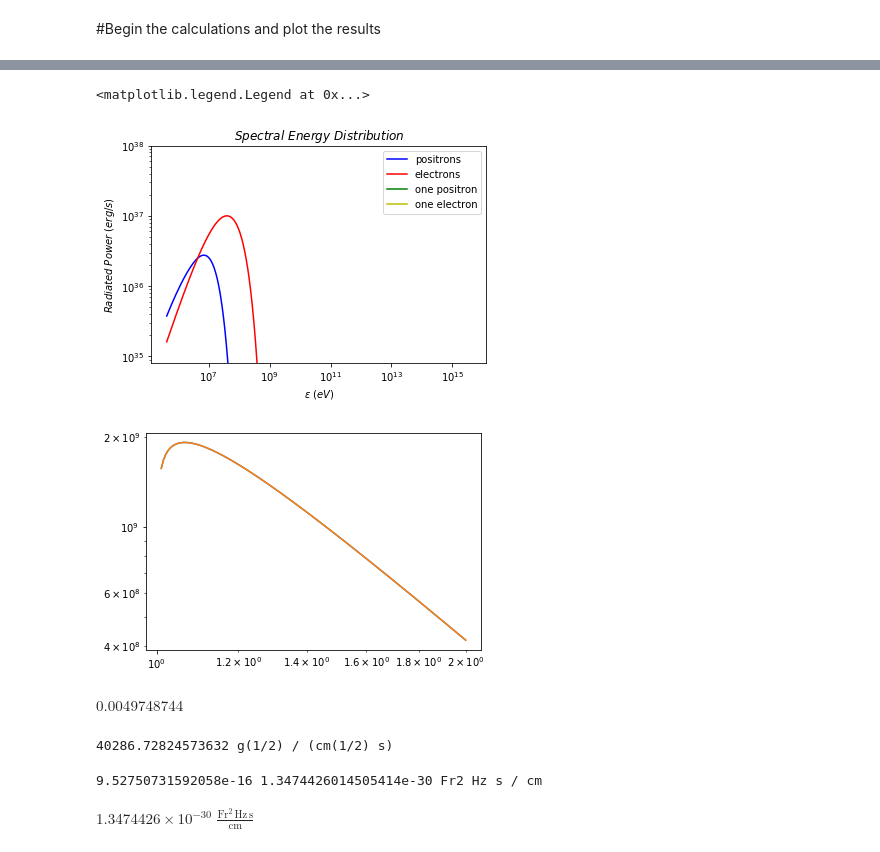
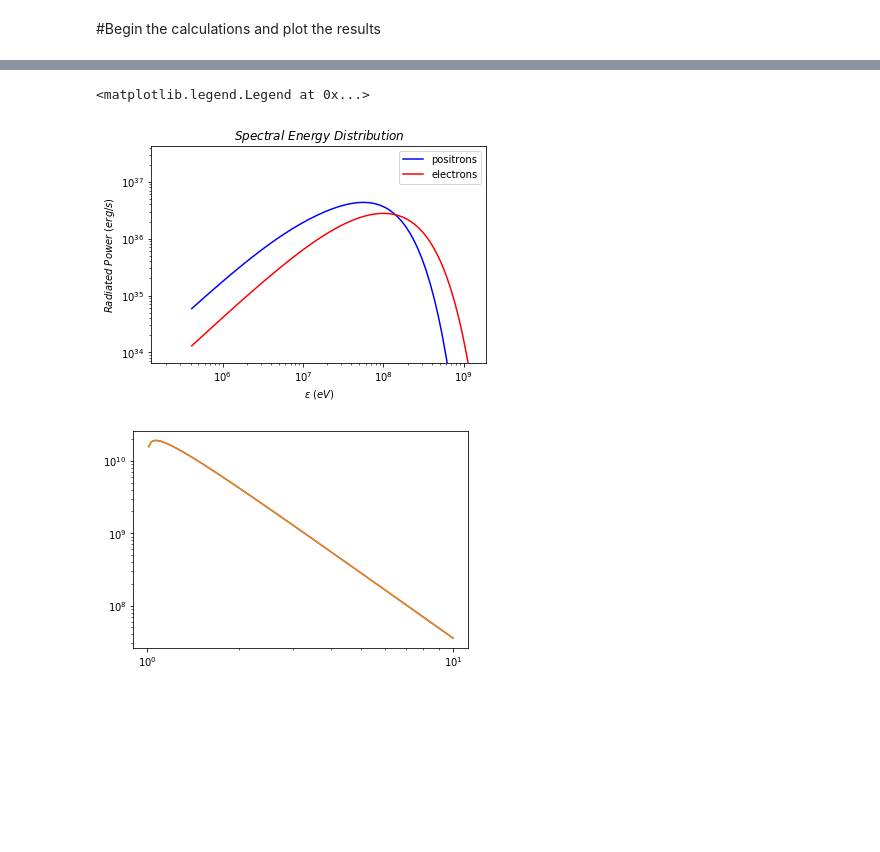
Before and after one commit to PetrosStefanou/ECS_Spectrum, a Jupyter notebook: ECS_spectrum.ipynb, the cells around one changed output, grey strips where cells are left out. Cells and saved outputs as stored; diff of their text form; code cells hidden in the pictures; blank space fills up the shorter version.

```diff
--- a/ECS_spectrum.ipynb
+++ b/ECS_spectrum.ipynb
@@ -12,9 +12,9 @@ from scipy.integrate import odeint
 # %%
 #creating the grid x = r/r_lc
 
-N_position = 200
+N_position = 500
 x1 = 1.01
-x2 = 2.
+x2 = 10.
 
 X = np.linspace(x1, x2, N_position)*un.dimensionless_unscaled     #Space of dimensionless radial positions
 
@@ -521,37 +475,39 @@ power_electron = frequency*total_ppf_electron
 # %matplotlib notebook
 
 fig, ax = plt.subplots()
 
 ax.plot(photon_energy, power_positron, label = 'positrons', c = 'b')
 ax.plot(photon_energy, power_electron, label = 'electrons', c = 'r')
 
-ax.plot(photon_energy, frequency*traj_ppf_positron, label = 'one positron', c = 'g')
-ax.plot(photon_energy, frequency*traj_ppf_electron, label = 'one electron', c = 'y')
+# ax.plot(photon_energy, frequency*traj_ppf_positron, label = 'one positron', c = 'g')
+# ax.plot(photon_energy, frequency*traj_ppf_electron, label = 'one electron', c = 'y')
 
 
 # ax.plot(photon_energy, frequency*traj_ppf_positron, label = 'trajectory', c = 'b')
 # for i in range(N_position):
 #     ax.plot(photon_energy, frequency*instant_ppf_positron[:,i], c = 'r')
 
 ax.set_xscale('log')
 ax.set_yscale('log')
 
 #adjust limits depending on the data values
 ax.set_ylim(bottom = 0.5*min(power_positron[0].value, power_electron[0].value),
             top = 10*max(max(power_positron.value), max(power_electron.value)))
 
+ax.set_xlim(right = 20*max(photon_energy[np.argmax(power_electron)].value,
+                           photon_energy[np.argmax(power_positron)].value))
 #set axis labels and title
 ax.set_xlabel('$\epsilon \ (eV)$')
 ax.set_ylabel('$Radiated \ Power \ (erg/s)$')
 ax.set_title('$Spectral \ Energy \ Distribution$')
 
 #set legend
 ax.legend()
 
-# plt.savefig('images/Spectrum.png')
+# plt.savefig('images/Spectrum_synchrotron.png')
 # %% [output]
 <matplotlib.legend.Legend at 0x...>
-[figure, old version]
+[figure, new version]
 # %%
 acc_power_positron = e*r_lc/(m_e*c**2*sina(X))*(E_r(X)*sina(X) - (2*e*gamma_positron**4)/(3*R_curv(X)**2))
 acc_power_electron = e*r_lc/(m_e*c**2*sina(X))*(E_r(X)*sina(X) - (2*e*gamma_electron**4)/(3*R_curv(X)**2))
@@ -564,18 +520,4 @@ ax.plot(X, acc_power_electron)
 ax.set_xscale('log')
 ax.set_yscale('log')
 # %% [output]
-[figure, old version]
+[figure, new version]
-# %%
-dx = (X[30]-X[28])/2
-dx
-# %% [output]
-$0.0049748744 \; \mathrm{}$
-# %%
-print(sigma_positron(X[50]))
-# %% [output]
-40286.72824573632 g(1/2) / (cm(1/2) s)
-# %%
-curvature_spectrum(1.5, 1e25*un.Hz, 1e5)
-# %% [output]
-9.52750731592058e-16 1.3474426014505414e-30 Fr2 Hz s / cm
-$1.3474426 \times 10^{-30} \; \mathrm{\frac{Fr^{2}\,Hz\,s}{cm}}$
```
Also changed, not shown: parts of 12 cells of this notebook, 1 other file.
